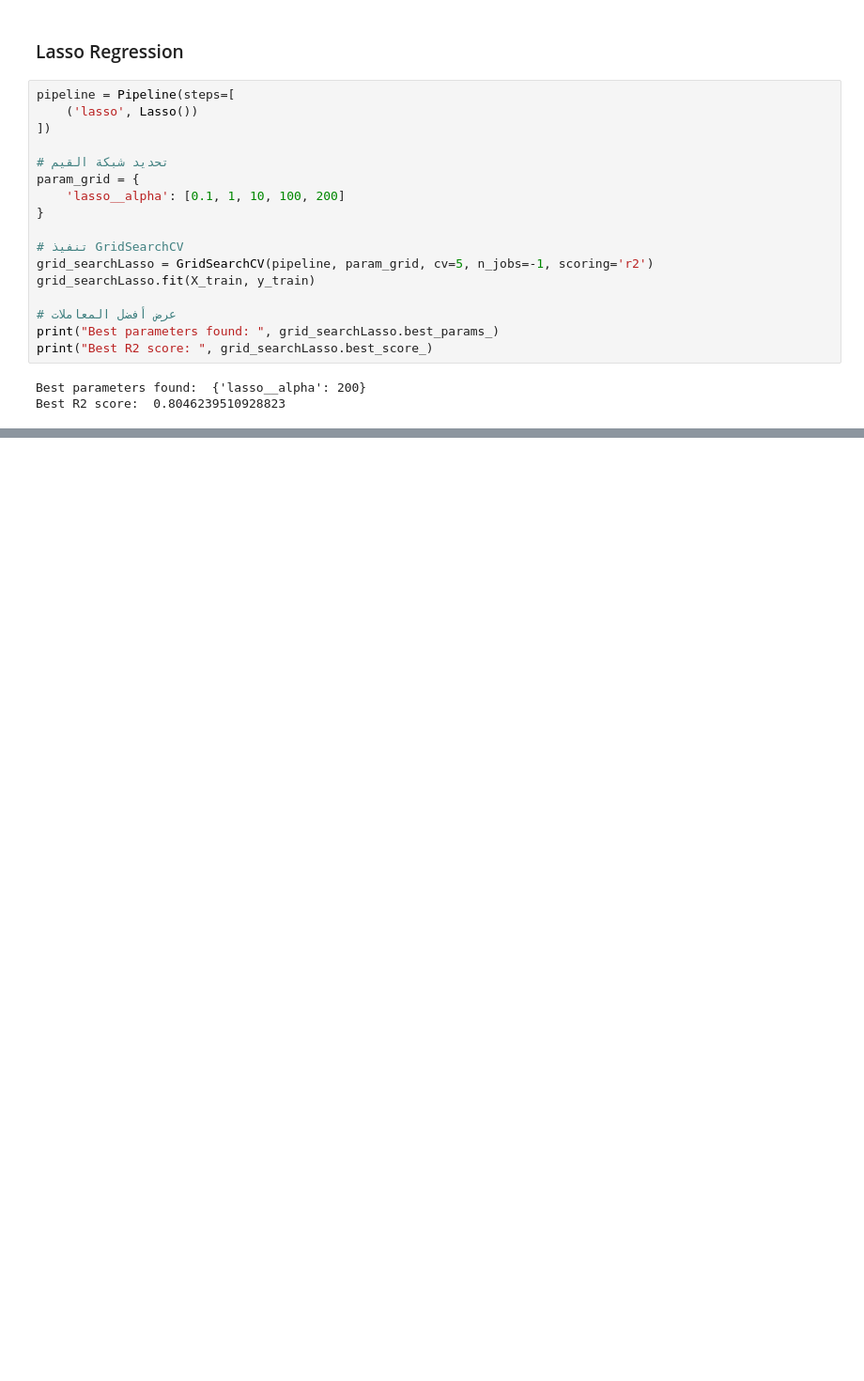
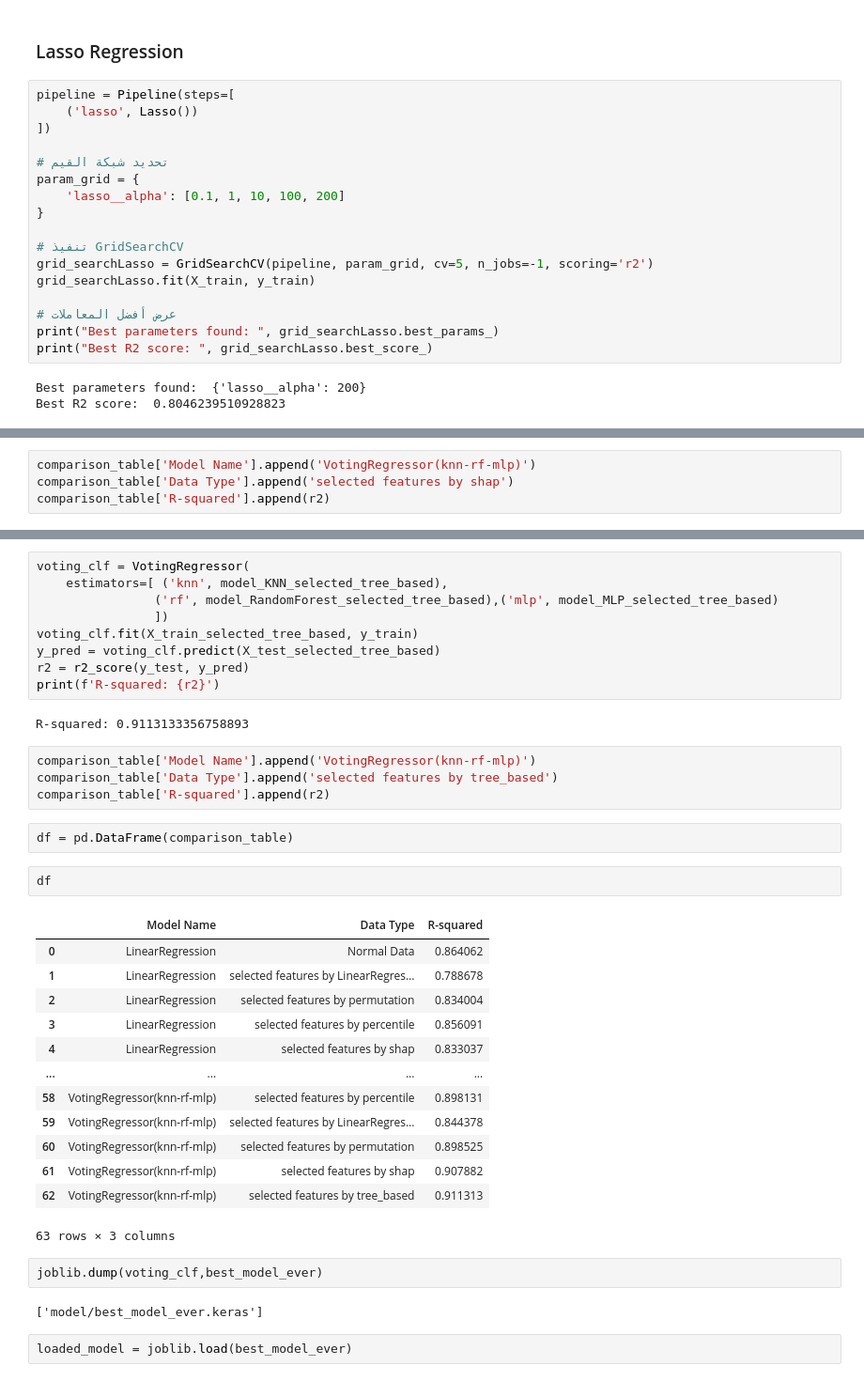
Before and after one commit to tonybotros1/ML-HM1, a Jupyter notebook: code.ipynb, the cells around one changed output, grey strips where cells are left out. Shown at 94% size. Saved outputs shown, nothing was run; the diff lists cells and outputs as text; blank space fills up the shorter version.

```diff
--- a/code.ipynb
+++ b/code.ipynb
@@ -1438,0 +2009,4 @@ loaded_model = joblib.load('random_forest_model.pkl')
+# %%
+comparison_table['Model Name'].append('VotingRegressor(knn-rf-mlp)')
+comparison_table['Data Type'].append('selected features by shap')
+comparison_table['R-squared'].append(r2)
@@ -1438,0 +2026,39 @@ loaded_model = joblib.load('random_forest_model.pkl')
+# %%
+voting_clf = VotingRegressor(
+    estimators=[ ('knn', model_KNN_selected_tree_based),
+                ('rf', model_RandomForest_selected_tree_based),('mlp', model_MLP_selected_tree_based)
+                ])
+voting_clf.fit(X_train_selected_tree_based, y_train)
+y_pred = voting_clf.predict(X_test_selected_tree_based)
+r2 = r2_score(y_test, y_pred)
+print(f'R-squared: {r2}')
+# %% [output]
+R-squared: 0.9113133356758893
+# %%
+comparison_table['Model Name'].append('VotingRegressor(knn-rf-mlp)')
+comparison_table['Data Type'].append('selected features by tree_based')
+comparison_table['R-squared'].append(r2)
+# %%
+df = pd.DataFrame(comparison_table)
+# %%
+df
+# %% [output]
+|  | Model Name | Data Type | R-squared |
+| 0 | LinearRegression | Normal Data | 0.864062 |
+| 1 | LinearRegression | selected features by LinearRegres... | 0.788678 |
+| 2 | LinearRegression | selected features by permutation | 0.834004 |
+| 3 | LinearRegression | selected features by percentile | 0.856091 |
+| 4 | LinearRegression | selected features by shap | 0.833037 |
+| ... | ... | ... | ... |
+| 58 | VotingRegressor(knn-rf-mlp) | selected features by percentile | 0.898131 |
+| 59 | VotingRegressor(knn-rf-mlp) | selected features by LinearRegres... | 0.844378 |
+| 60 | VotingRegressor(knn-rf-mlp) | selected features by permutation | 0.898525 |
+| 61 | VotingRegressor(knn-rf-mlp) | selected features by shap | 0.907882 |
+| 62 | VotingRegressor(knn-rf-mlp) | selected features by tree_based | 0.911313 |
+63 rows × 3 columns
+# %%
+joblib.dump(voting_clf,best_model_ever)
+# %% [output]
+['model/best_model_ever.keras']
+# %%
+loaded_model = joblib.load(best_model_ever)
```
Also changed, not shown: parts of 132 cells of this notebook, 1 other file.
